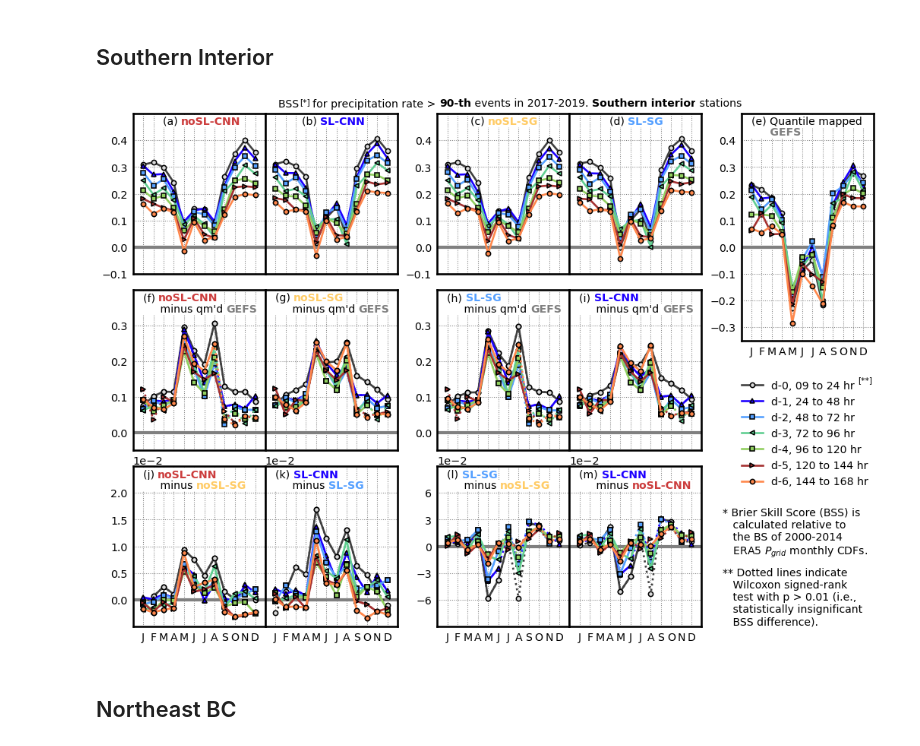
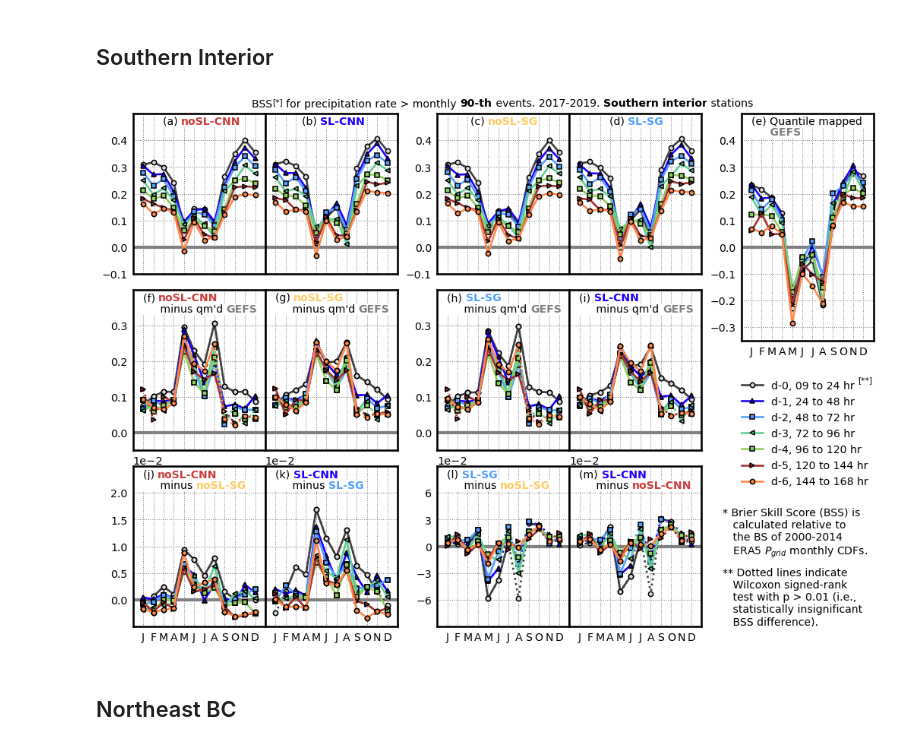
Before and after one commit to yingkaisha/rainbow, a Jupyter notebook: notebooks/PLOT_BSS_BCH.ipynb, the cells around one changed output. Cells and saved outputs as stored; diff of their text form; code cells hidden in the pictures.

```diff
--- a/notebooks/PLOT_BSS_BCH.ipynb
+++ b/notebooks/PLOT_BSS_BCH.ipynb
@@ -511,13 +511,13 @@ for i in [2, 3]:
     AX_diff[1][i].yaxis.offsetText.set_fontsize(14)
 
 # ---------- title ---------- #
-ax_t1 = fig.add_axes([0.5*(5.6-3.3)/5.6, 1.0, (3.3/5.6), 0.03])
+ax_t1 = fig.add_axes([0.5*(5.6-3.55)/5.6, 1.0, (3.55/5.6), 0.03])
 ax_t1.set_axis_off()
 handle_title += gu.string_partial_format(fig, ax_t1, 0, 1.0, 'left', 'top',
-                ['BSS    for precipitation rate > ', '90-th', ' events in 2017-2019. ', 'South Coast', ' stations'],
+                ['BSS    for precipitation rate > monthly ', '90-th', ' events. 2017-2019. ', 'South Coast', ' stations'],
                 ['k',]*5, fontsize_list, ['normal', 'bold', 'normal', 'bold', 'normal'])
 
-handle_title.append(ax_t1.text(0.0475, 0.999, '[*]', ha='left', va='top', fontsize=10, transform=ax_t1.transAxes))
+handle_title.append(ax_t1.text(0.0435, 0.999, '[*]', ha='left', va='top', fontsize=10, transform=ax_t1.transAxes))
 
 # ---------- legend ---------- #
 pad = 0.1
@@ -773,47 +773,47 @@ for i in [2, 3]:
     AX_diff[1][i].yaxis.offsetText.set_fontsize(14)
 
 # ---------- title ---------- #
-ax_t1 = fig.add_axes([0.5*(5.6-3.4)/5.6, 1.0, (3.4/5.6), 0.03])
+ax_t1 = fig.add_axes([0.5*(5.6-3.8)/5.6, 1.0, (3.8/5.6), 0.03])
 ax_t1.set_axis_off()
 handle_title += gu.string_partial_format(fig, ax_t1, 0, 1.0, 'left', 'top',
-                ['BSS    for precipitation rate > ', '90-th', ' events in 2017-2019. ', 'Southern interior', ' stations'],
+                ['BSS    for precipitation rate > monthly ', '90-th', ' events. 2017-2019. ', 'Southern interior', ' stations'],
                 ['k',]*5, fontsize_list, ['normal', 'bold', 'normal', 'bold', 'normal'])
 
-handle_title.append(ax_t1.text(0.0475, 0.999, '[*]', ha='left', va='top', fontsize=10, transform=ax_t1.transAxes))
+handle_title.append(ax_t1.text(0.041, 0.999, '[*]', ha='left', va='top', fontsize=10, transform=ax_t1.transAxes))
 
 # ---------- legend ---------- #
 pad = 0.15
 
 ax_lg1 = fig.add_axes([4.6/5.6, 1.1/3.2-pad, 1/5.6, 1/3.2])
 ax_lg1.set_axis_off()
 LG1 = ax_lg1.legend(handles=handle_lines[:7], bbox_to_anchor=(1.035, 0.975),
                     ncol=1, prop={'size':fontsize}, fancybox=False);
 LG1.get_frame().set_facecolor('none')
 LG1.get_frame().set_linewidth(0)
 LG1.get_frame().set_alpha(1.0)
 
 handle_title.append(ax_lg1.text(0.88, 0.945, '[**]', ha='left', va='top', fontsize=10, transform=ax_lg1.transAxes))
 
 ax_w1 = fig.add_axes([4.6/5.6-0.025, (1-0.15)/3.2-pad, 1/5.6+0.025, 0.375/3.2])
 ax_w1.set_axis_off()
 ax_w1.text(0, 1, '* Brier Skill Score (BSS) is\n   calculated relative to\n   the BS of 2000-2014\n   ERA5 $P_{grid}$ monthly CDFs.',
           ha='left', va='top', fontsize=fontsize, transform=ax_w1.transAxes);
 
 ax_w2 = fig.add_axes([4.6/5.6-0.025, (1-0.65)/3.2-pad, 1/5.6+0.025, 0.5/3.2])
 ax_w2.set_axis_off()
 ax_w2.text(0, 1,
            '** Dotted lines indicate\n   Wilcoxon signed-rank\n   test with p > 0.01 (i.e.,\n   statistically insignificant\n   BSS difference).',
            ha='left', va='top', fontsize=fontsize, transform=ax_w2.transAxes);
 # ---------- (end) ---------- #
 
 for handle in handle_title:
     handle.set_bbox(dict(facecolor='w', pad=0.5, edgecolor='none', zorder=2))
 
 if need_publish:
     # Save figure
     fig.savefig(fig_dir+'AnEn_BCH_BSS_southern.png', format='png', **fig_keys)
 # %% [output]
-[figure, old version]
+[figure, new version]
 # %% [markdown]
 ## Northeast BC
 # %%
```
Also changed, not shown: parts of 2 cells of this notebook, 3 other files.
